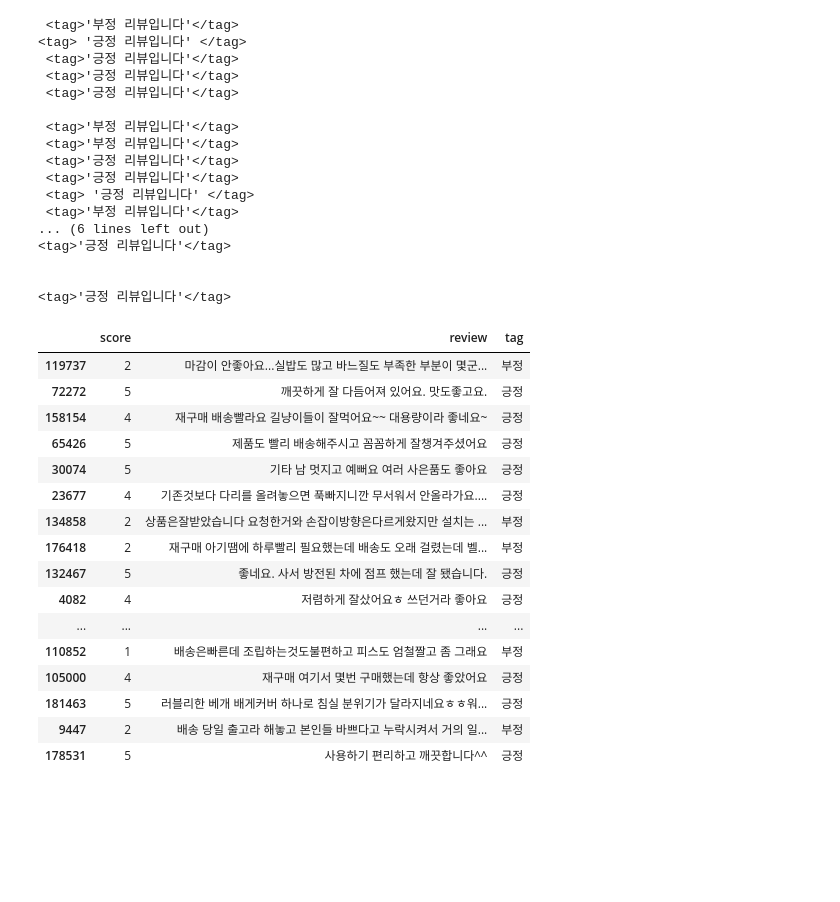
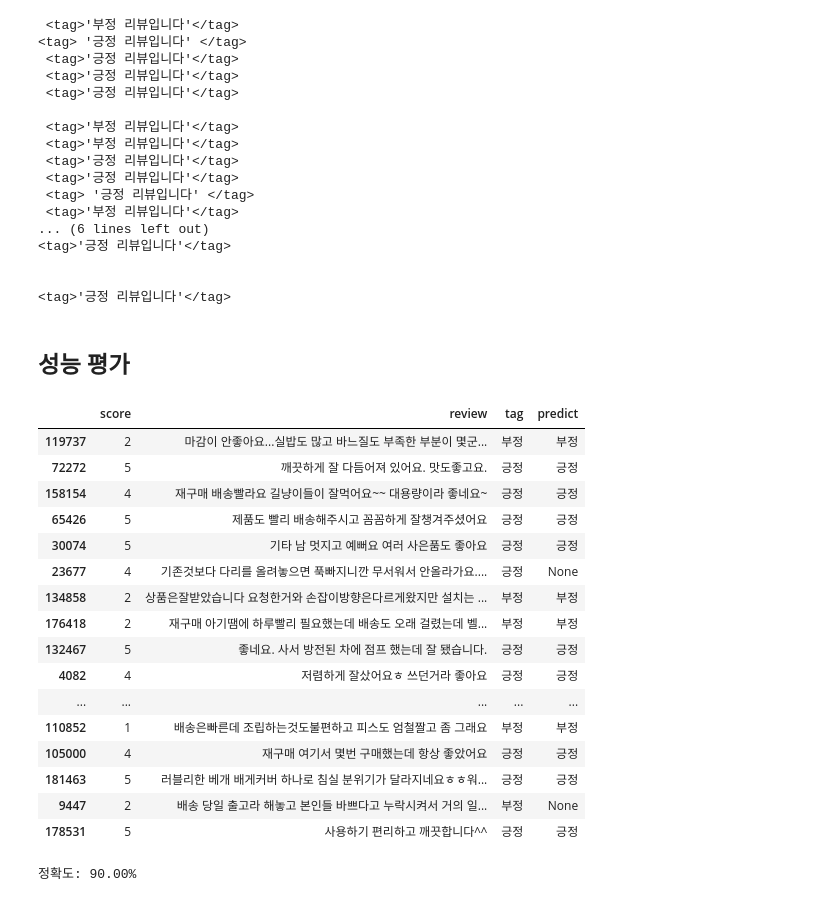
Before and after one commit to K-Saaan/llm_project, a Jupyter notebook: prompt_eng/engeering.ipynb, the cells around one changed output. Cells and saved outputs as stored; diff of their text form; code cells hidden in the pictures; blank space fills up the shorter version.

```diff
--- a/prompt_eng/engeering.ipynb
+++ b/prompt_eng/engeering.ipynb
@@ -22,4 +26,3 @@ from dotenv import load_dotenv
 # %%
-# load_dotenv()
-OPENAI_API_KEY = os.getenv()
+OPENAI_API_KEY = os.getenv('OPENAI_API_KEY')
 openai.api_key = OPENAI_API_KEY
@@ -89,11 +102,3 @@ df_sampled = df.sample(n=20, random_state=42)
 
 formatted_prompts = [pipeline_prompt.format(
     input=row['review']) for index, row in df_sampled.iterrows()]
-# %%
-template = PromptTemplate(input_variables=["text", "tag"], template="Text:{text}\n{tag}")
-prompt = FewShotPromptTemplate(
-    examples=examples,
-    example_prompt=template,
-    suffix="Text: {input}",
-    input_variables=["input"],
-)
@@ -102,9 +105,12 @@ formatted_prompt = prompt.format(input="가게를 운영하는 사장님께서
 # %%
-llm = OpenAI(openai_api_key=OPENAI_API_KEY)
+# 작업을 수행할 chat 선언
+chat = OpenAI(openai_api_key=OPENAI_API_KEY)
 # %%
+# 응답을 저장할 response 선언
 responses = []
+# formatted_prompts의 input에 대한 응답 받아오기 수행
 for prompt in formatted_prompts:
-    response = llm(prompt)
+    response = chat(prompt)
     responses.append(response)
 
 # 결과 출력
@@ -145,25 +151,48 @@ Arguments: ("LangSmithUserError('API key must be provided when using hosted Lang
 
 
 <tag>'긍정 리뷰입니다'</tag>
+# %% [markdown]
+## 성능 평가
 # %%
+# 응답 결과값과 실제 값을 비교하기 위해 컬럼으로 저장
 df_sampled['tag'] = df_sampled['score'].apply(lambda x: '긍정' if int(x) >=3 else '부정')
 df_sampled['predict'] = responses
-print(df_sampled)
-# %% [output]
-|  | score | review | tag |
-| 119737 | 2 | 마감이 안좋아요...실밥도 많고 바느질도 부족한 부분이 몇군... | 부정 |
-| 72272 | 5 | 깨끗하게 잘 다듬어져 있어요. 맛도좋고요. | 긍정 |
-| 158154 | 4 | 재구매 배송빨라요 길냥이들이 잘먹어요~~ 대용량이라 좋네요~ | 긍정 |
-| 65426 | 5 | 제품도 빨리 배송해주시고 꼼꼼하게 잘챙겨주셨어요 | 긍정 |
-| 30074 | 5 | 기타 남 멋지고 예뻐요 여러 사은품도 좋아요 | 긍정 |
-| 23677 | 4 | 기존것보다 다리를 올려놓으면 푹빠지니깐 무서워서 안올라가요.... | 긍정 |
-| 134858 | 2 | 상품은잘받았습니다 요청한거와 손잡이방향은다르게왔지만 설치는 ... | 부정 |
-| 176418 | 2 | 재구매 아기땜에 하루빨리 필요했는데 배송도 오래 걸렸는데 벨... | 부정 |
-| 132467 | 5 | 좋네요. 사서 방전된 차에 점프 했는데 잘 됐습니다. | 긍정 |
-| 4082 | 4 | 저렴하게 잘샀어요ㅎ 쓰던거라 좋아요 | 긍정 |
-| ... | ... | ... | ... |
-| 110852 | 1 | 배송은빠른데 조립하는것도불편하고 피스도 엄철짤고 좀 그래요 | 부정 |
-| 105000 | 4 | 재구매 여기서 몇번 구매했는데 항상 좋았어요 | 긍정 |
-| 181463 | 5 | 러블리한 베개 배게커버 하나로 침실 분위기가 달라지네요ㅎㅎ워... | 긍정 |
-| 9447 | 2 | 배송 당일 출고라 해놓고 본인들 바쁘다고 누락시켜서 거의 일... | 부정 |
-| 178531 | 5 | 사용하기 편리하고 깨끗합니다^^ | 긍정 |
+# %%
+def extract_negative(text):
+    if '부정' in text:
+        return '부정'
+    elif '긍정' in text:
+        return '긍정'
+    else:
+        return None
+
+# '긍부정'만 추출하여 새로운 컬럼에 저장
+df_sampled['predict'] = df_sampled['predict'].apply(extract_negative)
+
+df_sampled
+# %% [output]
+|  | score | review | tag | predict |
+| 119737 | 2 | 마감이 안좋아요...실밥도 많고 바느질도 부족한 부분이 몇군... | 부정 | 부정 |
+| 72272 | 5 | 깨끗하게 잘 다듬어져 있어요. 맛도좋고요. | 긍정 | 긍정 |
+| 158154 | 4 | 재구매 배송빨라요 길냥이들이 잘먹어요~~ 대용량이라 좋네요~ | 긍정 | 긍정 |
+| 65426 | 5 | 제품도 빨리 배송해주시고 꼼꼼하게 잘챙겨주셨어요 | 긍정 | 긍정 |
+| 30074 | 5 | 기타 남 멋지고 예뻐요 여러 사은품도 좋아요 | 긍정 | 긍정 |
+| 23677 | 4 | 기존것보다 다리를 올려놓으면 푹빠지니깐 무서워서 안올라가요.... | 긍정 | None |
+| 134858 | 2 | 상품은잘받았습니다 요청한거와 손잡이방향은다르게왔지만 설치는 ... | 부정 | 부정 |
+| 176418 | 2 | 재구매 아기땜에 하루빨리 필요했는데 배송도 오래 걸렸는데 벨... | 부정 | 부정 |
+| 132467 | 5 | 좋네요. 사서 방전된 차에 점프 했는데 잘 됐습니다. | 긍정 | 긍정 |
+| 4082 | 4 | 저렴하게 잘샀어요ㅎ 쓰던거라 좋아요 | 긍정 | 긍정 |
+| ... | ... | ... | ... | ... |
+| 110852 | 1 | 배송은빠른데 조립하는것도불편하고 피스도 엄철짤고 좀 그래요 | 부정 | 부정 |
+| 105000 | 4 | 재구매 여기서 몇번 구매했는데 항상 좋았어요 | 긍정 | 긍정 |
+| 181463 | 5 | 러블리한 베개 배게커버 하나로 침실 분위기가 달라지네요ㅎㅎ워... | 긍정 | 긍정 |
+| 9447 | 2 | 배송 당일 출고라 해놓고 본인들 바쁘다고 누락시켜서 거의 일... | 부정 | None |
+| 178531 | 5 | 사용하기 편리하고 깨끗합니다^^ | 긍정 | 긍정 |
+# %%
+df_sampled['is_correct'] = df_sampled['predict'] == df_sampled['tag']
+# 정확도 계산
+accuracy = df_sampled['is_correct'].mean()
+# 결과 출력
+print(f"정확도: {accuracy * 100:.2f}%")
+# %% [output]
+정확도: 90.00%
```
Also changed, not shown: parts of 14 cells of this notebook.
